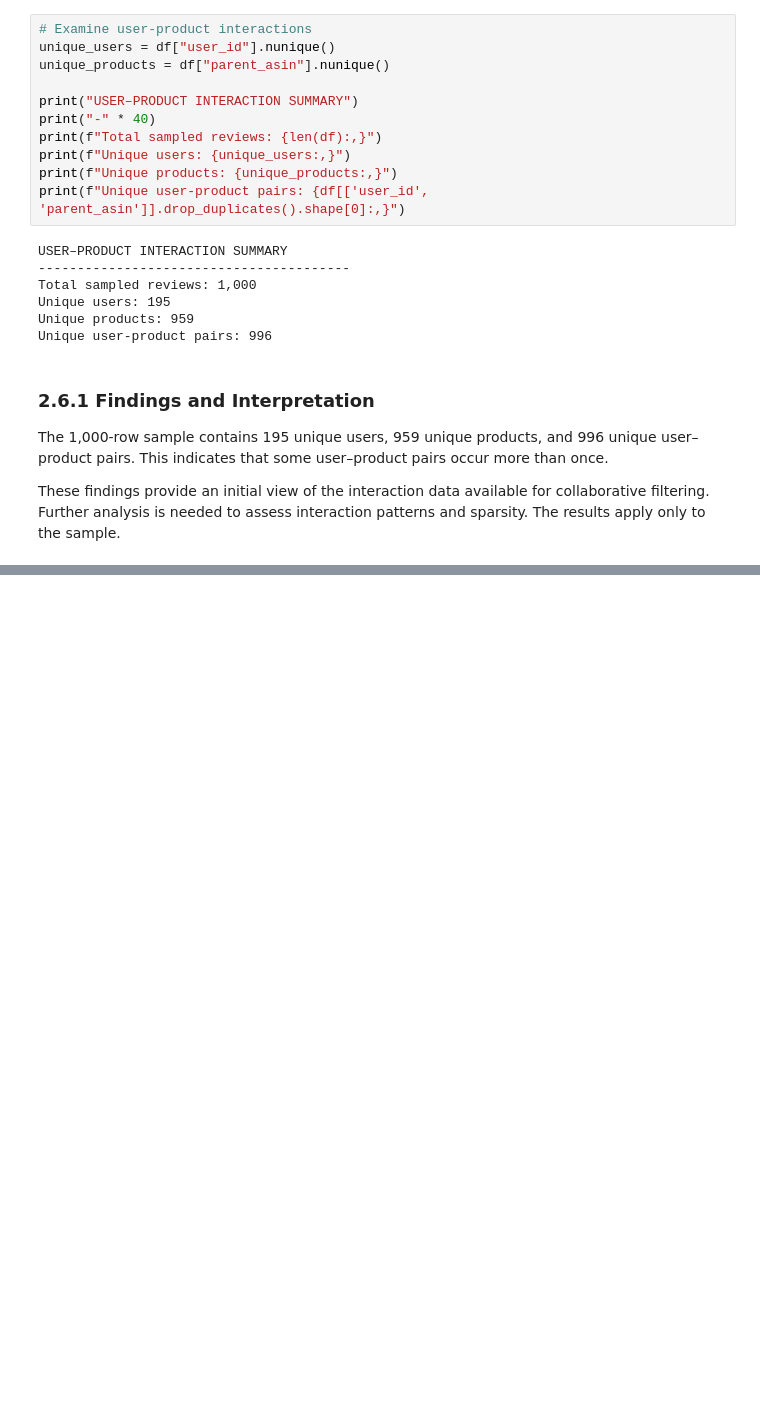
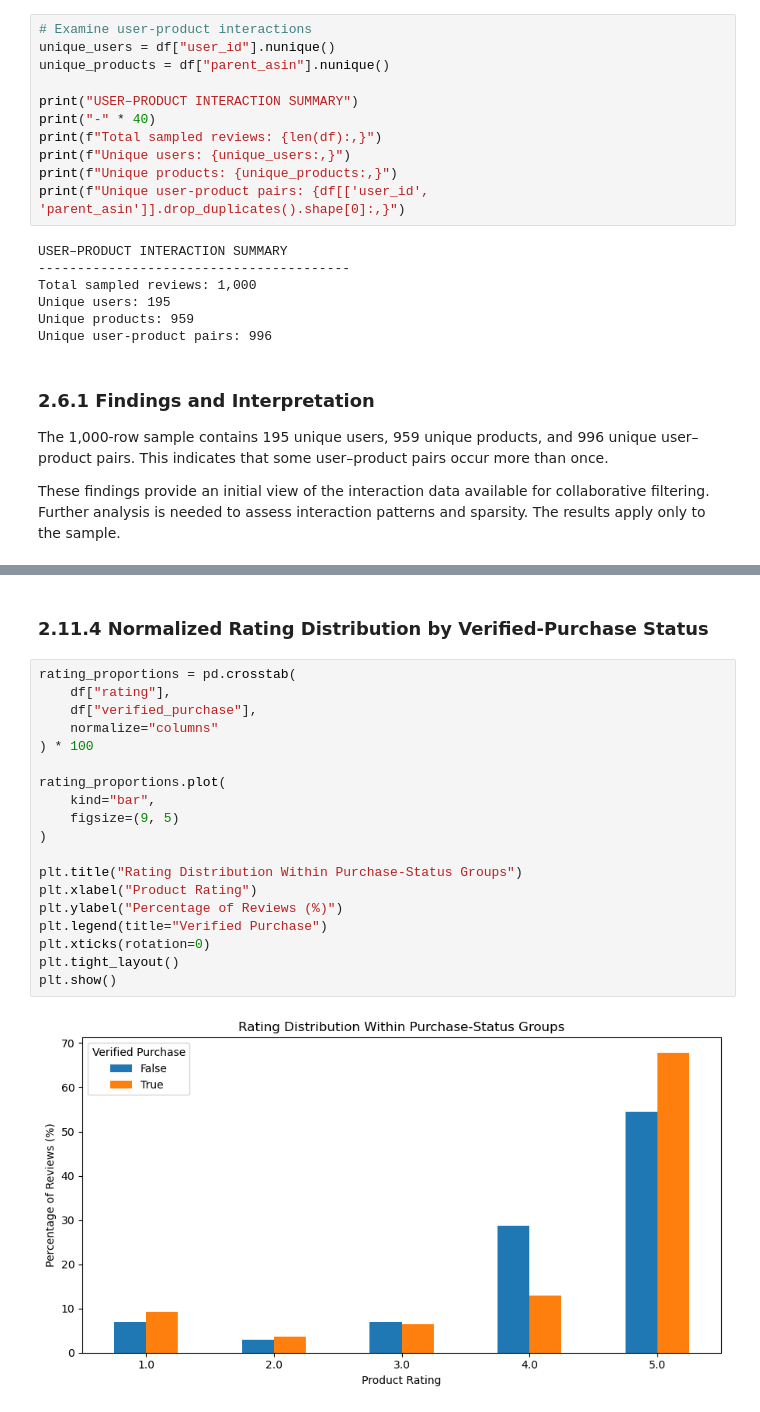
Before and after one commit to arnokboi-commits/amazon_recommendation_system, a Jupyter notebook: notebooks/phase1_ingestion.ipynb, the cells around one changed output, grey strips where cells are left out. Cells and saved outputs as stored; diff of their text form; blank space fills up the shorter version.

```diff
--- a/notebooks/phase1_ingestion.ipynb
+++ b/notebooks/phase1_ingestion.ipynb
@@ -550,0 +818,23 @@ These findings provide an initial view of the interaction data available for col
+# %% [markdown]
+### 2.11.4 Normalized Rating Distribution by Verified-Purchase Status
+# %%
+rating_proportions = pd.crosstab(
+    df["rating"],
+    df["verified_purchase"],
+    normalize="columns"
+) * 100
+
+rating_proportions.plot(
+    kind="bar",
+    figsize=(9, 5)
+)
+
+plt.title("Rating Distribution Within Purchase-Status Groups")
+plt.xlabel("Product Rating")
+plt.ylabel("Percentage of Reviews (%)")
+plt.legend(title="Verified Purchase")
+plt.xticks(rotation=0)
+plt.tight_layout()
+plt.show()
+# %% [output]
+[figure, added]
```
Also changed, not shown: parts of 57 cells of this notebook.
